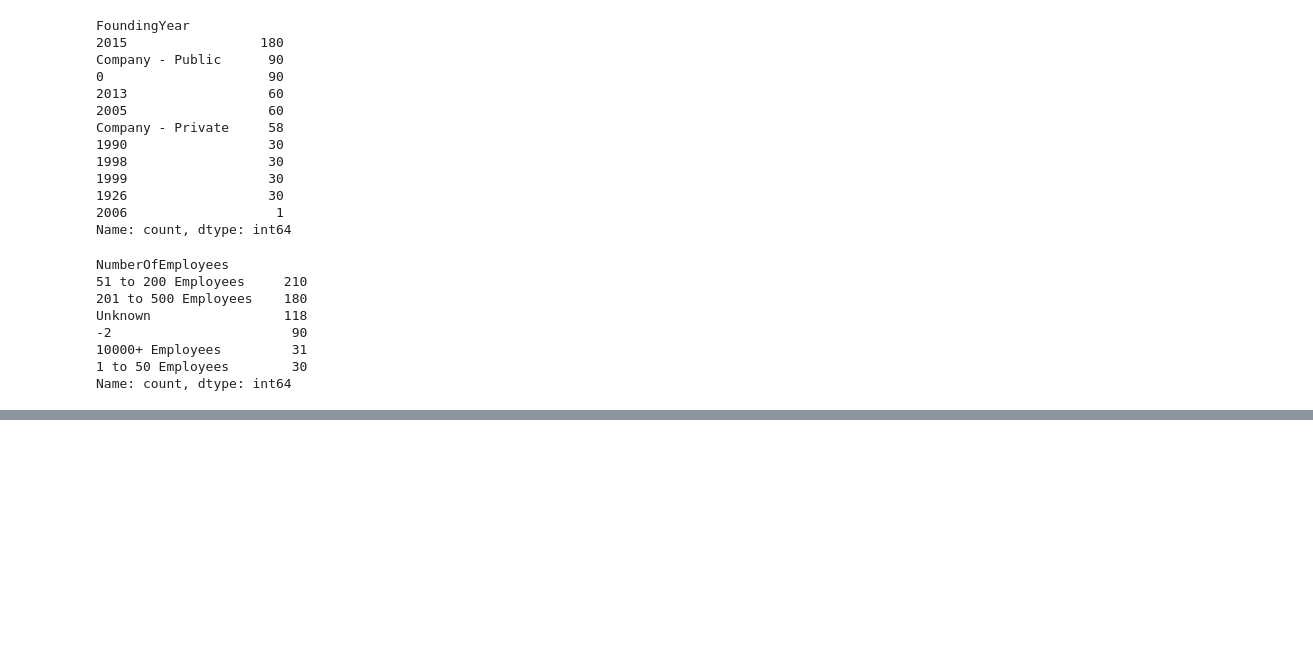
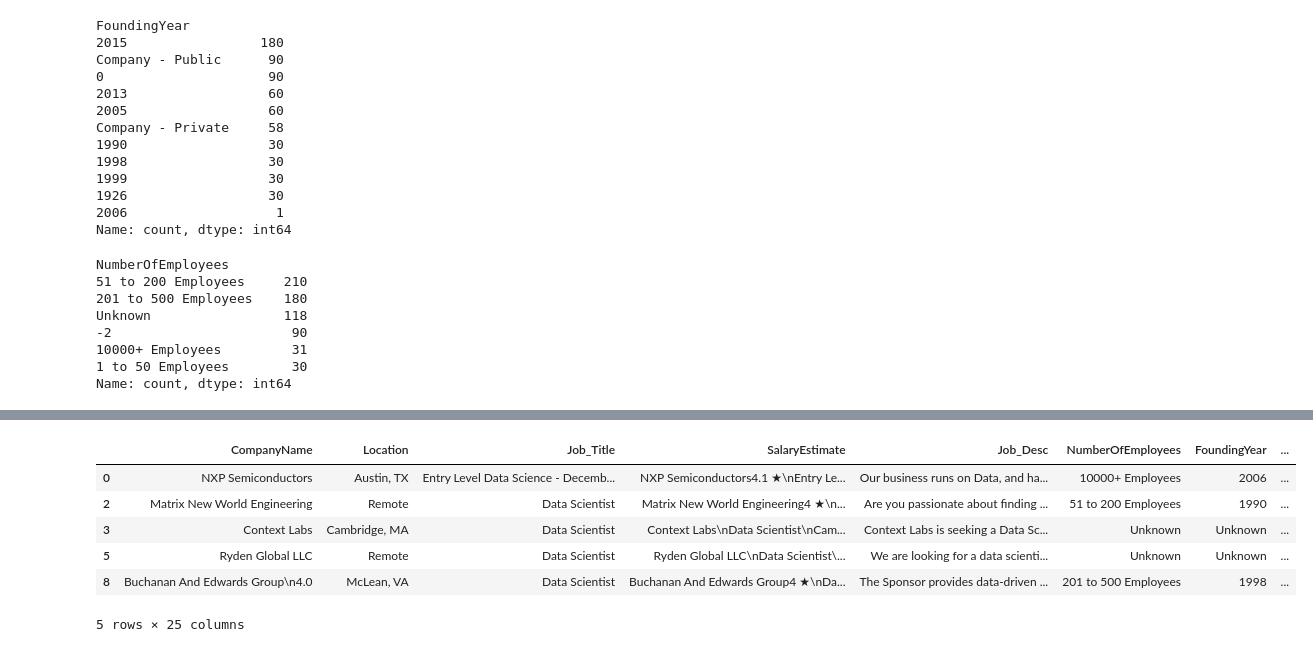
Before and after one commit to mosemb/DSalary, a Jupyter notebook: DataCleaning.ipynb, the cells around one changed output, grey strips where cells are left out. Cells and saved outputs as stored; diff of their text form; code cells hidden in the pictures; blank space fills up the shorter version.

```diff
--- a/DataCleaning.ipynb
+++ b/DataCleaning.ipynb
@@ -837,0 +1014,10 @@ Name: count, dtype: int64
+# %%
+df.head()
+# %% [output]
+|  | CompanyName | Location | Job_Title | SalaryEstimate | Job_Desc | NumberOfEmployees | FoundingYear | ... |
+| 0 | NXP Semiconductors | Austin, TX | Entry Level Data Science - Decemb... | NXP Semiconductors4.1 ★\nEntry Le... | Our business runs on Data, and ha... | 10000+ Employees | 2006 | ... |
+| 2 | Matrix New World Engineering | Remote | Data Scientist | Matrix New World Engineering4 ★\n... | Are you passionate about finding ... | 51 to 200 Employees | 1990 | ... |
+| 3 | Context Labs | Cambridge, MA | Data Scientist | Context Labs\nData Scientist\nCam... | Context Labs is seeking a Data Sc... | Unknown | Unknown | ... |
+| 5 | Ryden Global LLC | Remote | Data Scientist | Ryden Global LLC\nData Scientist\... | We are looking for a data scienti... | Unknown | Unknown | ... |
+| 8 | Buchanan And Edwards Group\n4.0 | McLean, VA | Data Scientist | Buchanan And Edwards Group4 ★\nDa... | The Sponsor provides data-driven ... | 201 to 500 Employees | 1998 | ... |
+5 rows × 25 columns
```
Also changed, not shown: parts of 29 cells of this notebook.
